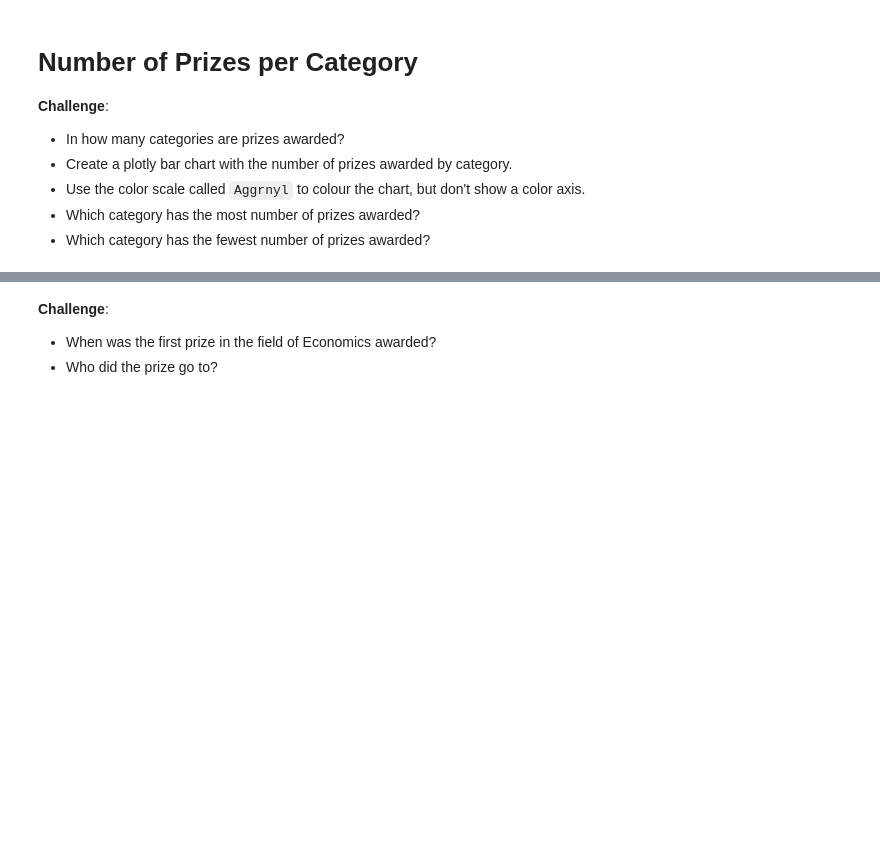
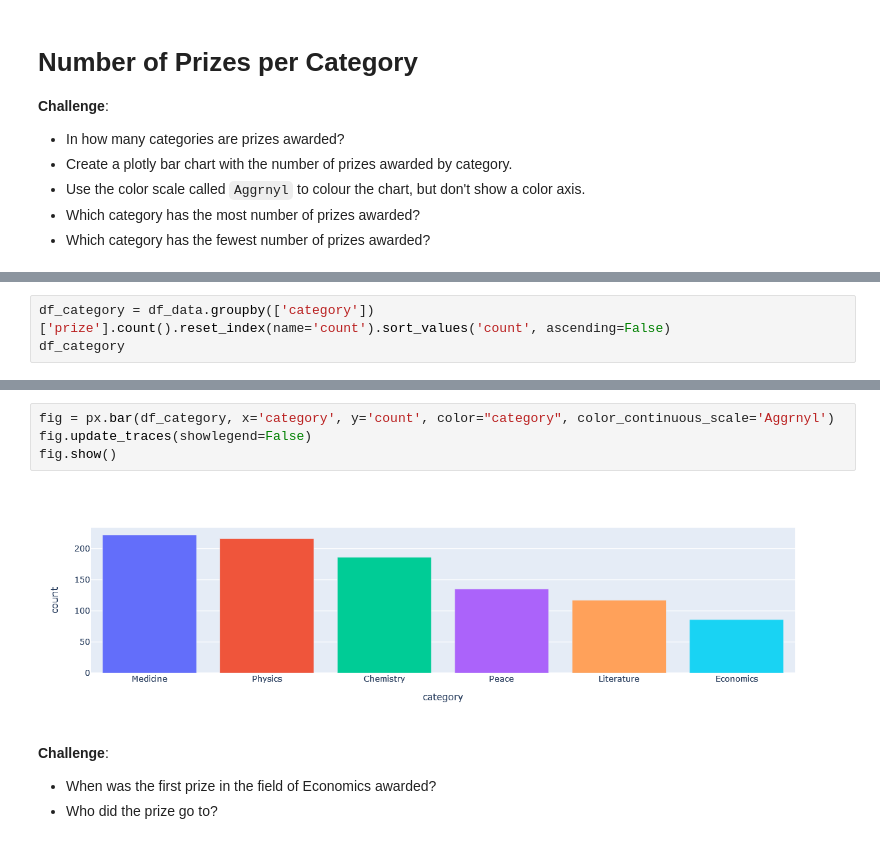
Before and after one commit to Joshua-Jenkins33/100DaysOfPython, a Jupyter notebook: 078_Day_78_Analyzing_the_Nobel_Prize_with_Plotly_Matplotlib_and_Seaborn/Nobel_Prize_Analysis_(start).ipynb, the cells around one changed output, grey strips where cells are left out. Drawn from its saved outputs; the diff is of its cells as text; blank space fills up the shorter version.

```diff
--- a/078_Day_78_Analyzing_the_Nobel_Prize_with_Plotly_Matplotlib_and_Seaborn/Nobel_Prize_Analysis_(start).ipynb
+++ b/078_Day_78_Analyzing_the_Nobel_Prize_with_Plotly_Matplotlib_and_Seaborn/Nobel_Prize_Analysis_(start).ipynb
@@ -209,0 +251,3 @@ df_data
+# %%
+df_category = df_data.groupby(['category'])['prize'].count().reset_index(name='count').sort_values('count', ascending=False)
+df_category
@@ -210,3 +262,9 @@ df_data
+# %%
+fig = px.bar(df_category, x='category', y='count', color="category", color_continuous_scale='Aggrnyl')
+fig.update_traces(showlegend=False)
+fig.show()
+# %% [output]
+[figure, added]
 # %% [markdown]
 **Challenge**:
 * When was the first prize in the field of Economics awarded?
```
Also changed, not shown: parts of 13 cells of this notebook, 1 other file.
